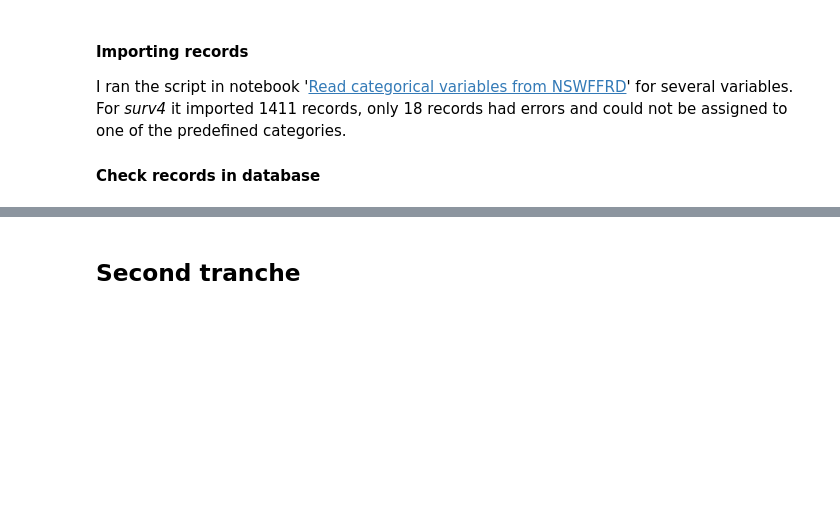
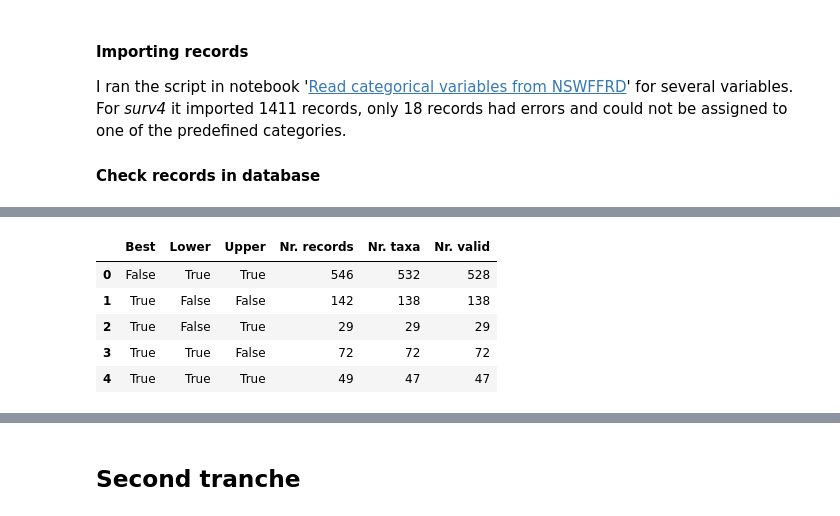
Before and after one commit to ces-unsw-edu-au/fireveg-db-imports, a Jupyter notebook: python/Literature-review/00-Status-Imports.ipynb, the cells around one changed output, grey strips where cells are left out. Saved outputs shown, nothing was run; the diff lists cells and outputs as text; code cells hidden in the pictures; blank space fills up the shorter version.

```diff
--- a/python/Literature-review/00-Status-Imports.ipynb
+++ b/python/Literature-review/00-Status-Imports.ipynb
@@ -252,0 +300,11 @@ res
+# %%
+res = dbquery(qry_triplet % 'repr3',dbparams)
+data=pd.DataFrame(res)
+data.rename(columns={0:"Best",1:"Lower",2:"Upper",3:"Nr. records",4:"Nr. taxa",5:"Nr. valid"})
+# %% [output]
+|  | Best | Lower | Upper | Nr. records | Nr. taxa | Nr. valid |
+| 0 | False | True | True | 546 | 532 | 528 |
+| 1 | True | False | False | 142 | 138 | 138 |
+| 2 | True | False | True | 29 | 29 | 29 |
+| 3 | True | True | False | 72 | 72 | 72 |
+| 4 | True | True | True | 49 | 47 | 47 |
```
Also changed, not shown: parts of 59 cells of this notebook, 2 other files.
